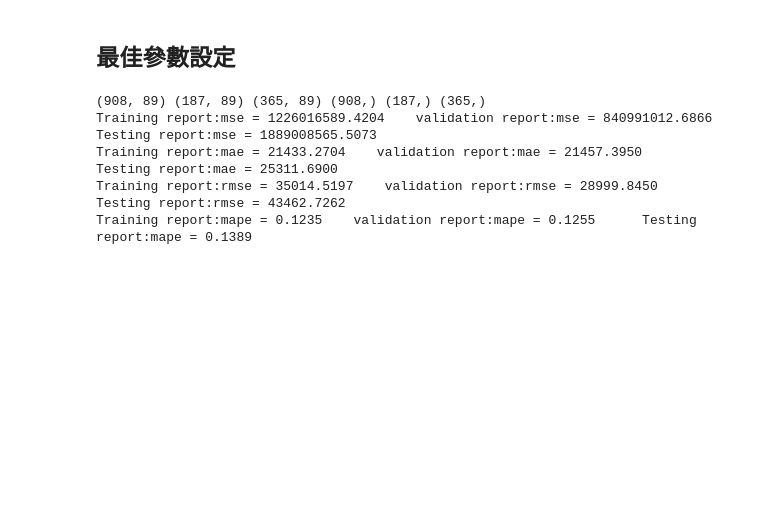
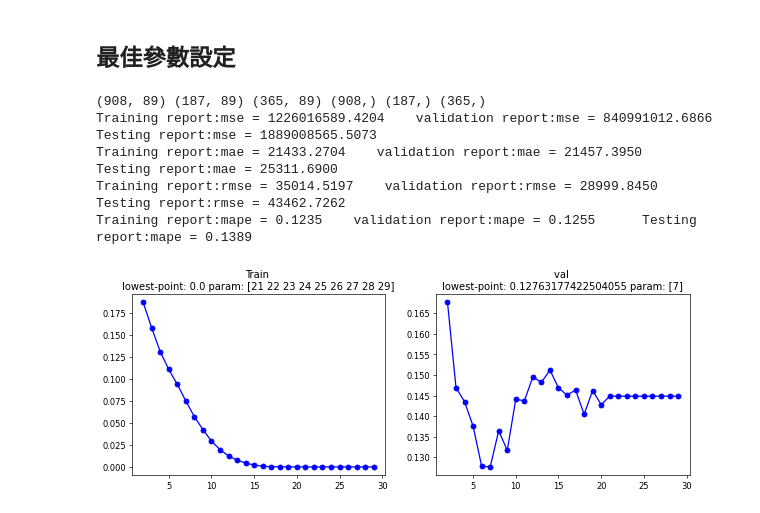
Before and after one commit to johnma9380/ML100Days, a Jupyter notebook: homework/D5/Hw_05.ipynb, the cells around one changed output. Cells and saved outputs as stored; diff of their text form; code cells hidden in the pictures; blank space fills up the shorter version.

```diff
--- a/homework/D5/Hw_05.ipynb
+++ b/homework/D5/Hw_05.ipynb
@@ -300,3 +299,40 @@ Training report:mse = 1226016589.4204    validation report:mse = 840991012.6866
 Training report:mae = 21433.2704    validation report:mae = 21457.3950      Testing report:mae = 25311.6900
 Training report:rmse = 35014.5197    validation report:rmse = 28999.8450      Testing report:rmse = 43462.7262
 Training report:mape = 0.1235    validation report:mape = 0.1255      Testing report:mape = 0.1389
+# %%
+params = np.arange(2, 30, 1)
+# params = ['auto', 'sqrt', 'log2']  # 也可以是文字
+
+train_loss = np.zeros(len(params))
+val_loss = np.zeros(len(params))
+
+for i, param in enumerate(params):
+    DT = DecisionTreeRegressor(max_depth = param, random_state=90)
+    DT.fit(x_train, y_train)
+
+    pred = DT.predict(x_train)
+    train_loss[i] = MAPE(pred, y_train)
+
+    pred = DT.predict(x_val)
+    val_loss[i] = MAPE(pred, y_val)
+
+# 找出MAPE評價值的最低點，與其參數值
+train_loss_min = min(train_loss)
+val_loss_min = min(val_loss)
+tran_best_param = params[ np.where(train_loss == train_loss_min)]
+val_best_param = params[ np.where(val_loss == val_loss_min)]
+
+plt.figure(figsize=(12, 4), dpi = 60)
+plt.subplot(1, 2, 1)
+plt.title(f"""Train
+lowest-point: {str(train_loss_min)} param: {str(tran_best_param)}""" )
+plt.plot(params, train_loss, 'b-o',label = 'mape')
+
+plt.subplot(1, 2, 2)
+plt.title(f"""val
+lowest-point: {str(vol_loss_min)} param: {str(val_best_param)}""" )
+plt.plot(params, val_loss, 'b-o',label = 'mape')
+
+plt.show()
+# %% [output]
+[figure, added]
```
Also changed, not shown: parts of 1 cell of this notebook, 8 other files.
